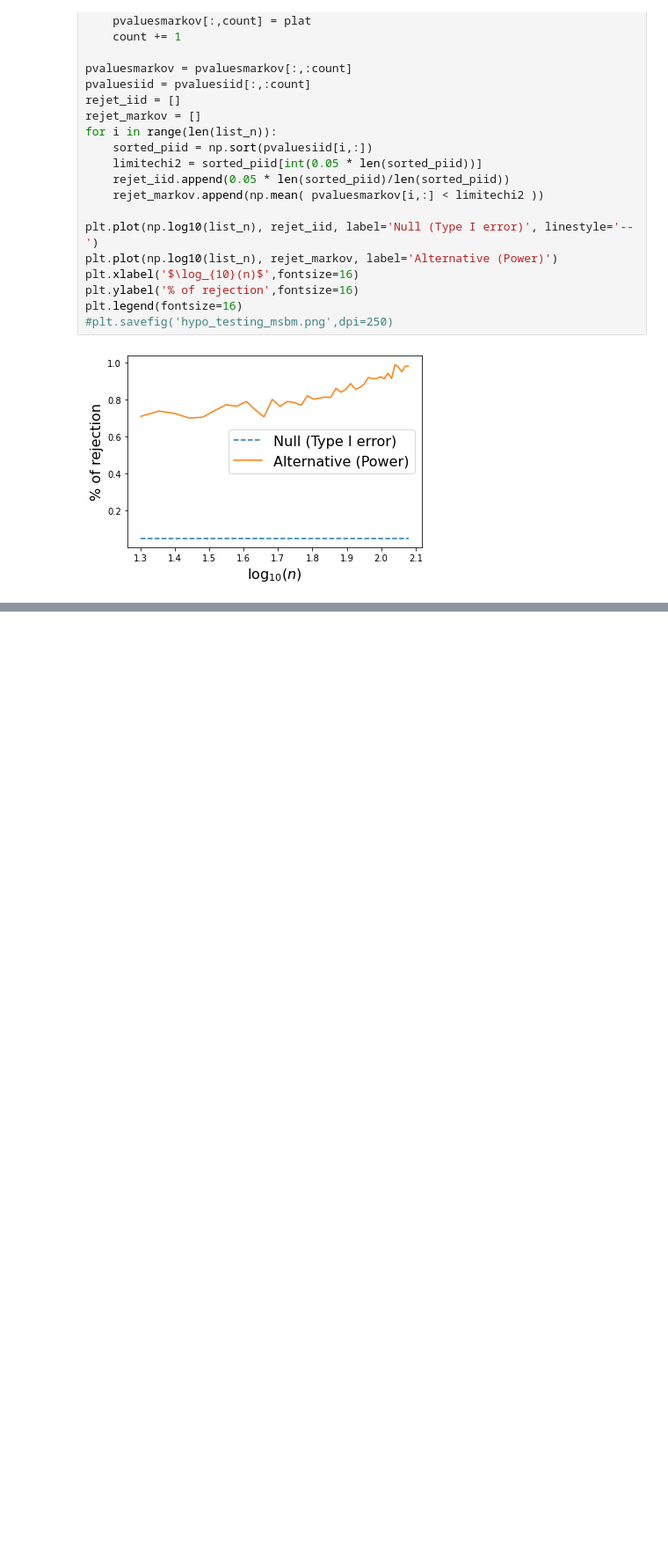
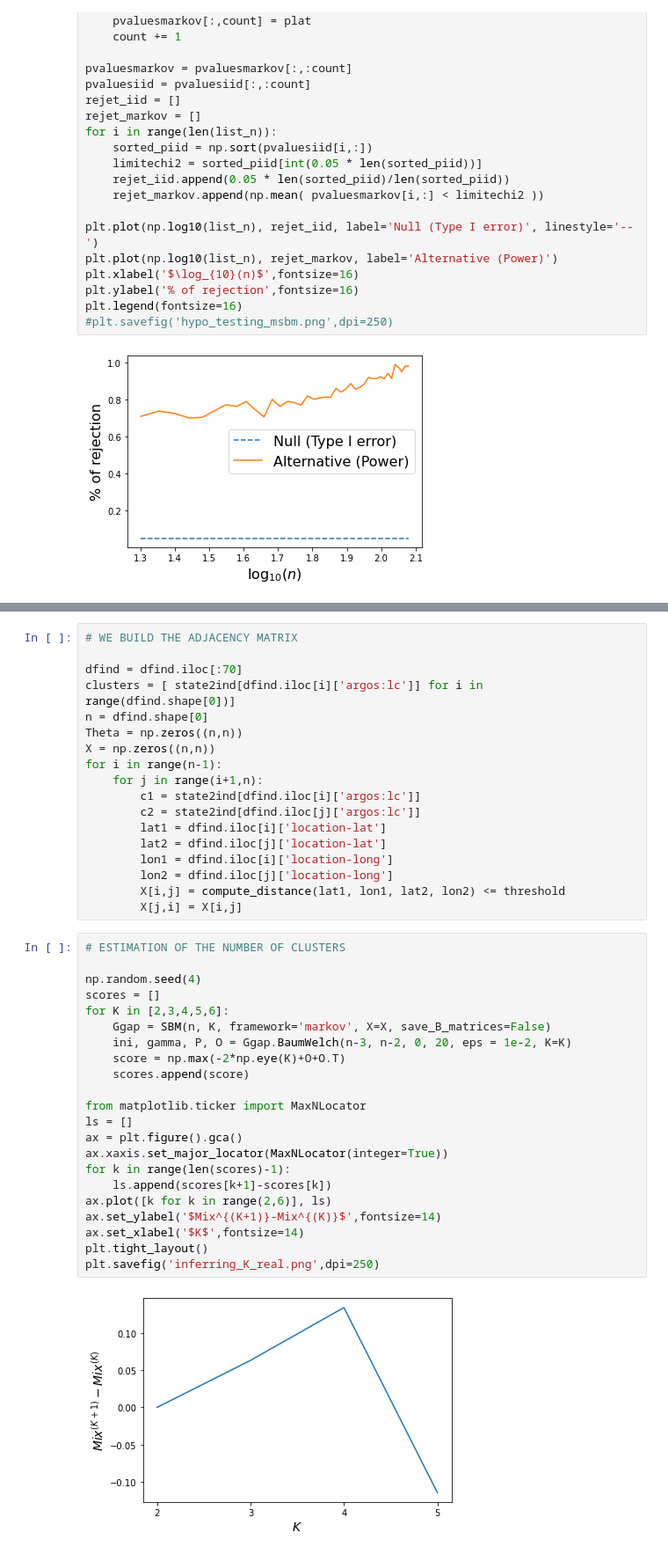
Before and after one commit to quentin-duchemin/inference-markovian-SBM, a Jupyter notebook: experiments.ipynb, the cells around one changed output, grey strips where cells are left out. Shown at 88% size. Cells and saved outputs as stored; diff of their text form; blank space fills up the shorter version.

```diff
--- a/experiments.ipynb
+++ b/experiments.ipynb
@@ -467,0 +535,42 @@ plt.legend(fontsize=16)
+# %%
+# WE BUILD THE ADJACENCY MATRIX
+
+dfind = dfind.iloc[:70]
+clusters = [ state2ind[dfind.iloc[i]['argos:lc']] for i in range(dfind.shape[0])]
+n = dfind.shape[0]
+Theta = np.zeros((n,n))
+X = np.zeros((n,n))
+for i in range(n-1):
+    for j in range(i+1,n):
+        c1 = state2ind[dfind.iloc[i]['argos:lc']]
+        c2 = state2ind[dfind.iloc[j]['argos:lc']]
+        lat1 = dfind.iloc[i]['location-lat']
+        lat2 = dfind.iloc[j]['location-lat']
+        lon1 = dfind.iloc[i]['location-long']
+        lon2 = dfind.iloc[j]['location-long']
+        X[i,j] = compute_distance(lat1, lon1, lat2, lon2) <= threshold
+        X[j,i] = X[i,j]
+# %%
+# ESTIMATION OF THE NUMBER OF CLUSTERS
+
+np.random.seed(4)
+scores = []
+for K in [2,3,4,5,6]:
+    Ggap = SBM(n, K, framework='markov', X=X, save_B_matrices=False)
+    ini, gamma, P, O = Ggap.BaumWelch(n-3, n-2, 0, 20, eps = 1e-2, K=K)
+    score = np.max(-2*np.eye(K)+O+O.T)
+    scores.append(score)
+
+from matplotlib.ticker import MaxNLocator
+ls = []
+ax = plt.figure().gca()
+ax.xaxis.set_major_locator(MaxNLocator(integer=True))
+for k in range(len(scores)-1):
+    ls.append(scores[k+1]-scores[k])
+ax.plot([k for k in range(2,6)], ls)
+ax.set_ylabel('$Mix^{(K+1)}-Mix^{(K)}$',fontsize=14)
+ax.set_xlabel('$K$',fontsize=14)
+plt.tight_layout()
+plt.savefig('inferring_K_real.png',dpi=250)
+# %% [output]
+[figure, added]
```
Also changed, not shown: parts of 4 cells of this notebook, 1 other file.
